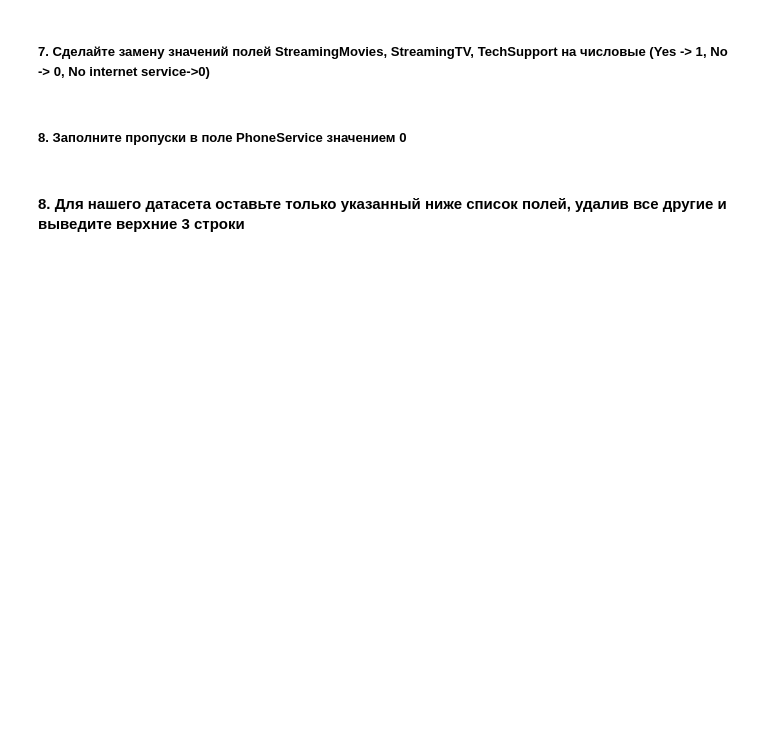
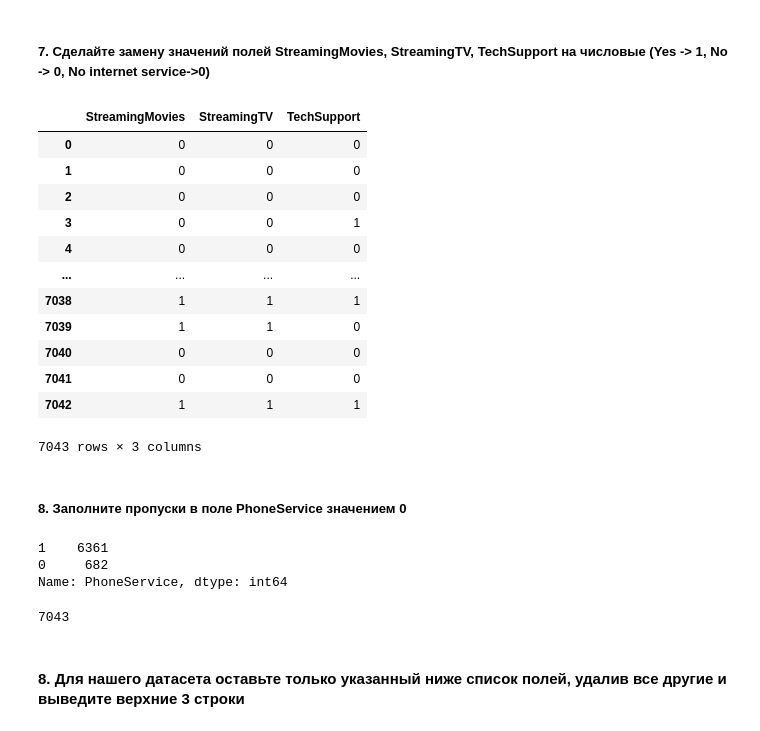
Before and after one commit to AndreiBazhenau/gb, a Jupyter notebook: ml_in_business/hw_1.ipynb, the cells around one changed output. Drawn from its saved outputs; the diff is of its cells as text; code cells hidden in the pictures; blank space fills up the shorter version.

```diff
--- a/ml_in_business/hw_1.ipynb
+++ b/ml_in_business/hw_1.ipynb
@@ -60,0 +190,2 @@ df.head(3)
+# %%
+df['TotalCharges'] = df['TotalCharges'].replace([' '], np.nan)
@@ -60,0 +200,2 @@ df.head(3)
+# %%
+df['TotalCharges'] = df['TotalCharges'].astype(np.float32)
@@ -60,0 +206,2 @@ df.head(3)
+# %%
+df['TotalCharges'] = df['TotalCharges'].fillna(0)
@@ -64,0 +227,4 @@ df.head(3)
+# %%
+df['Churn'].replace('Yes', 1, inplace=True)
+df['Churn'].replace('No', 0, inplace=True)
+df['Churn']
@@ -69,2 +246,24 @@ df.head(3)
+# %%
+columns = ['StreamingMovies', 'StreamingTV', 'TechSupport']
+
+for column in columns:
+    df[column].replace('Yes', 1, inplace=True)
+    df[column].replace('No', 0, inplace=True)
+
+df[['StreamingMovies', 'StreamingTV', 'TechSupport']]
+# %% [output]
+|  | StreamingMovies | StreamingTV | TechSupport |
+| 0 | 0 | 0 | 0 |
+| 1 | 0 | 0 | 0 |
+| 2 | 0 | 0 | 0 |
+| 3 | 0 | 0 | 1 |
+| 4 | 0 | 0 | 0 |
+| ... | ... | ... | ... |
+| 7038 | 1 | 1 | 1 |
+| 7039 | 1 | 1 | 0 |
+| 7040 | 0 | 0 | 0 |
+| 7041 | 0 | 0 | 0 |
+| 7042 | 1 | 1 | 1 |
+7043 rows × 3 columns
 # %% [markdown]
 ##### 8. Заполните пропуски в поле PhoneService значением 0
@@ -73,2 +270,12 @@ df.head(3)
+# %%
+df['PhoneService'].value_counts()
+# %% [output]
+1    6361
+0     682
+Name: PhoneService, dtype: int64
+# %%
+df['PhoneService'].value_counts()[0] + df['PhoneService'].value_counts()[1]
+# %% [output]
+7043
 # %% [markdown]
 #### 8. Для нашего датасета оставьте только указанный ниже список полей, удалив все другие и выведите верхние 3 строки
```
Also changed, not shown: parts of 30 cells of this notebook, 1 other file.
